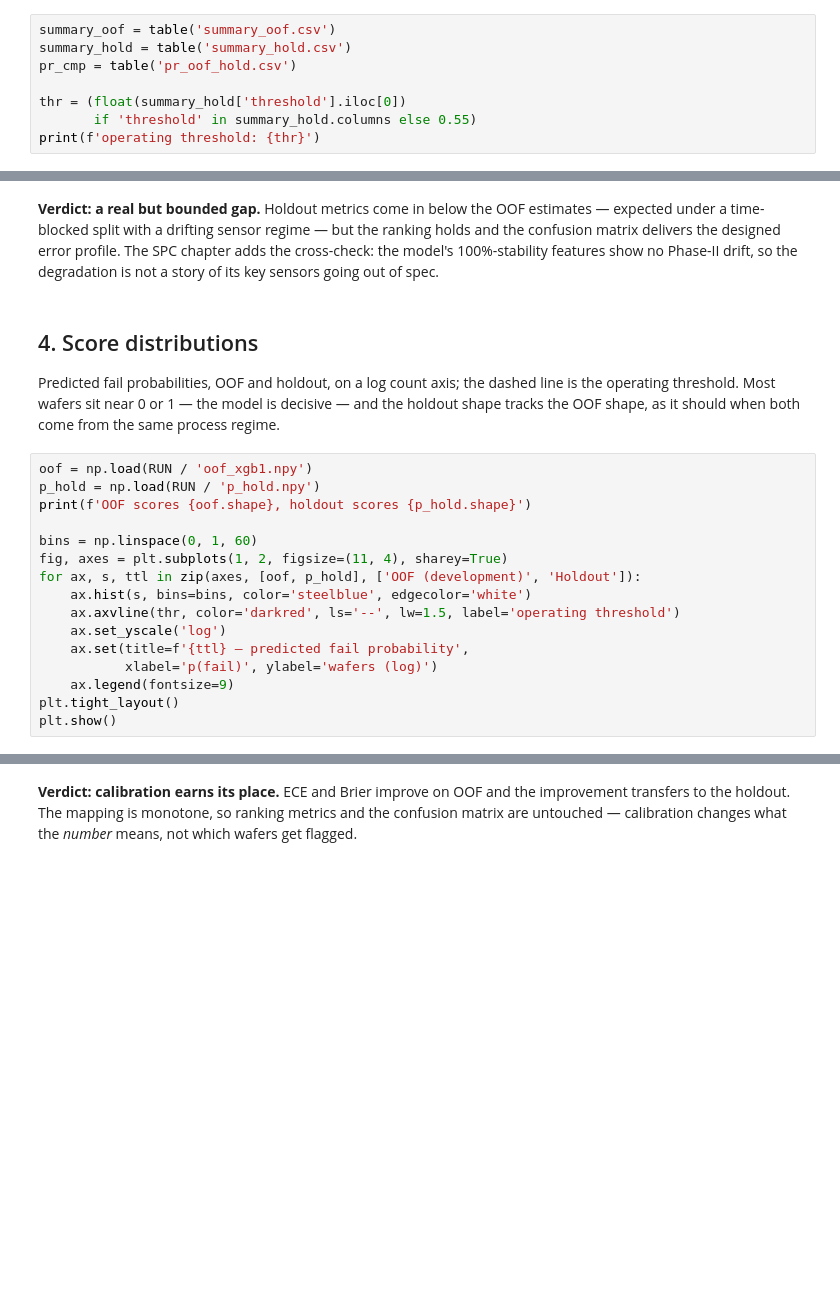
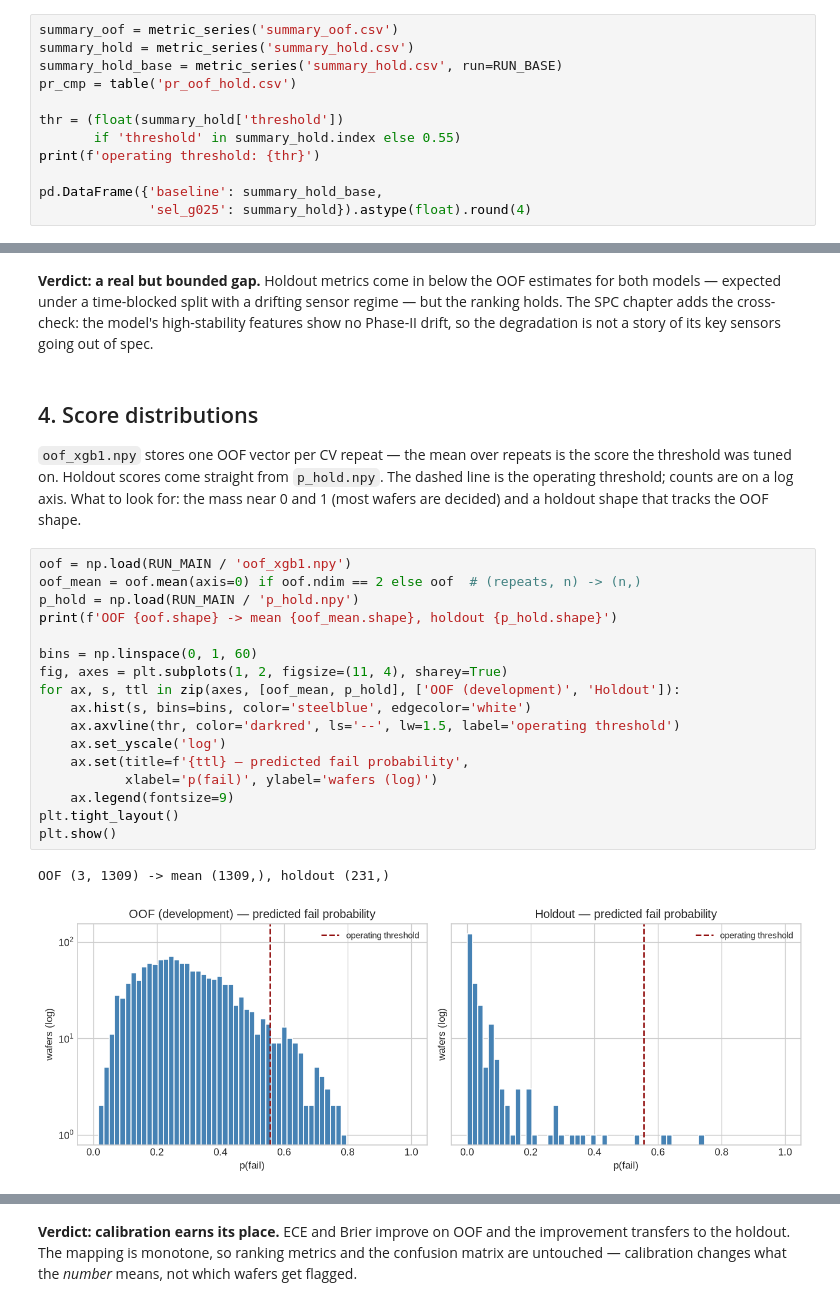
Before and after one commit to CJRockball/semcon, a Jupyter notebook: notebooks/model_results.ipynb, the cells around one changed output, grey strips where cells are left out. Saved outputs shown, nothing was run; the diff lists cells and outputs as text; blank space fills up the shorter version.

```diff
--- a/notebooks/model_results.ipynb
+++ b/notebooks/model_results.ipynb
@@ -105,8 +171,12 @@ explicit.
 # %%
-summary_oof = table('summary_oof.csv')
-summary_hold = table('summary_hold.csv')
+summary_oof = metric_series('summary_oof.csv')
+summary_hold = metric_series('summary_hold.csv')
+summary_hold_base = metric_series('summary_hold.csv', run=RUN_BASE)
 pr_cmp = table('pr_oof_hold.csv')
 
-thr = (float(summary_hold['threshold'].iloc[0])
-       if 'threshold' in summary_hold.columns else 0.55)
+thr = (float(summary_hold['threshold'])
+       if 'threshold' in summary_hold.index else 0.55)
 print(f'operating threshold: {thr}')
+
+pd.DataFrame({'baseline': summary_hold_base,
+              'sel_g025': summary_hold}).astype(float).round(4)
@@ -116,31 +249,35 @@ show('conf_heatmap.png')
 # %% [markdown]
 **Verdict: a real but bounded gap.** Holdout metrics come in below the OOF
-estimates — expected under a time-blocked split with a drifting sensor regime —
-but the ranking holds and the confusion matrix delivers the designed error
-profile. The SPC chapter adds the cross-check: the model's 100%-stability
-features show no Phase-II drift, so the degradation is not a story of its key
-sensors going out of spec.
+estimates for both models — expected under a time-blocked split with a
+drifting sensor regime — but the ranking holds. The SPC chapter adds the
+cross-check: the model's high-stability features show no Phase-II drift, so
+the degradation is not a story of its key sensors going out of spec.
 # %% [markdown]
 ## 4. Score distributions
 
-Predicted fail probabilities, OOF and holdout, on a log count axis; the dashed
-line is the operating threshold. Most wafers sit near 0 or 1 — the model is
-decisive — and the holdout shape tracks the OOF shape, as it should when both
-come from the same process regime.
+`oof_xgb1.npy` stores one OOF vector per CV repeat — the mean over repeats is
+the score the threshold was tuned on. Holdout scores come straight from
+`p_hold.npy`. The dashed line is the operating threshold; counts are on a log
+axis. What to look for: the mass near 0 and 1 (most wafers are decided) and a
+holdout shape that tracks the OOF shape.
 # %%
-oof = np.load(RUN / 'oof_xgb1.npy')
-p_hold = np.load(RUN / 'p_hold.npy')
-print(f'OOF scores {oof.shape}, holdout scores {p_hold.shape}')
+oof = np.load(RUN_MAIN / 'oof_xgb1.npy')
+oof_mean = oof.mean(axis=0) if oof.ndim == 2 else oof  # (repeats, n) -> (n,)
+p_hold = np.load(RUN_MAIN / 'p_hold.npy')
+print(f'OOF {oof.shape} -> mean {oof_mean.shape}, holdout {p_hold.shape}')
 
 bins = np.linspace(0, 1, 60)
 fig, axes = plt.subplots(1, 2, figsize=(11, 4), sharey=True)
-for ax, s, ttl in zip(axes, [oof, p_hold], ['OOF (development)', 'Holdout']):
+for ax, s, ttl in zip(axes, [oof_mean, p_hold], ['OOF (development)', 'Holdout']):
     ax.hist(s, bins=bins, color='steelblue', edgecolor='white')
     ax.axvline(thr, color='darkred', ls='--', lw=1.5, label='operating threshold')
     ax.set_yscale('log')
     ax.set(title=f'{ttl} — predicted fail probability',
            xlabel='p(fail)', ylabel='wafers (log)')
     ax.legend(fontsize=9)
 plt.tight_layout()
 plt.show()
+# %% [output]
+OOF (3, 1309) -> mean (1309,), holdout (231,)
+[figure, added]
 # %% [markdown]
```
Also changed, not shown: parts of 19 cells of this notebook, 2 other files.
